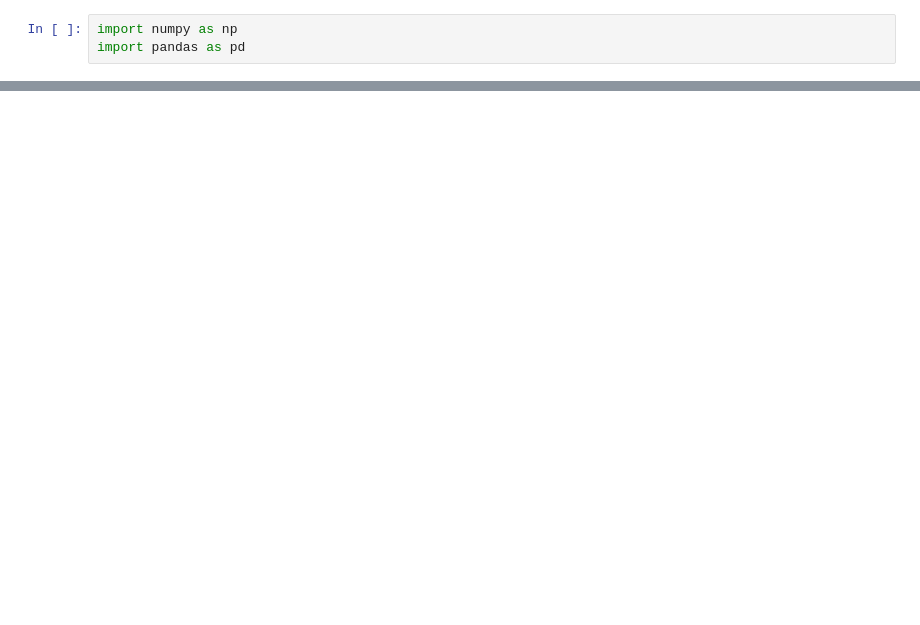
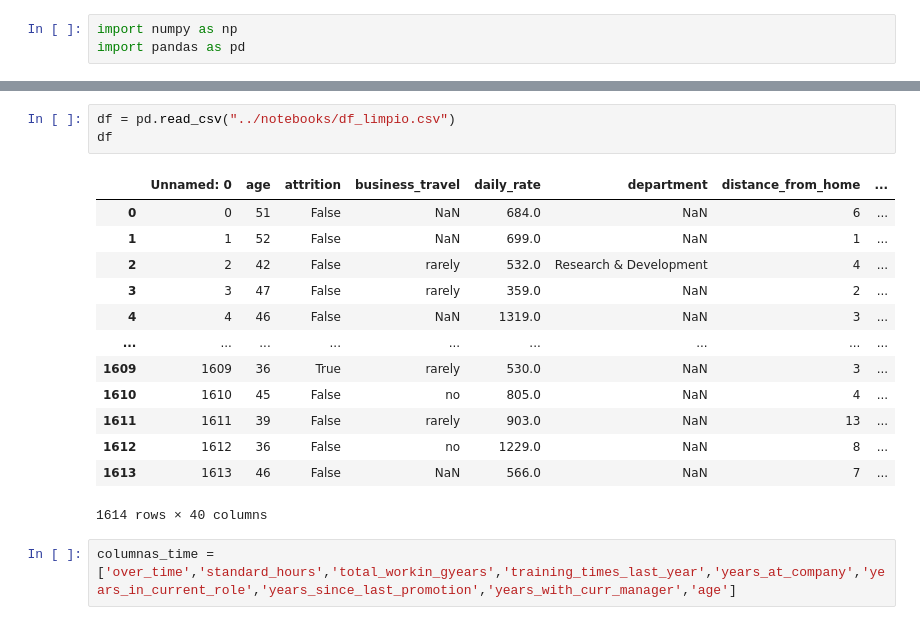
Before and after one commit to icorreald/proyecto-da-promo-G-modulo-3-team-3, a Jupyter notebook: notebooks-trabajo/ines.ipynb, the cells around one changed output, grey strips where cells are left out. Cells and saved outputs as stored; diff of their text form; blank space fills up the shorter version.

```diff
--- a/notebooks-trabajo/ines.ipynb
+++ b/notebooks-trabajo/ines.ipynb
@@ -83,0 +15,19 @@ df.columns = col
+# %%
+df = pd.read_csv("../notebooks/df_limpio.csv")
+df
+# %% [output]
+|  | Unnamed: 0 | age | attrition | business_travel | daily_rate | department | distance_from_home | ... |
+| 0 | 0 | 51 | False | NaN | 684.0 | NaN | 6 | ... |
+| 1 | 1 | 52 | False | NaN | 699.0 | NaN | 1 | ... |
+| 2 | 2 | 42 | False | rarely | 532.0 | Research & Development | 4 | ... |
+| 3 | 3 | 47 | False | rarely | 359.0 | NaN | 2 | ... |
+| 4 | 4 | 46 | False | NaN | 1319.0 | NaN | 3 | ... |
+| ... | ... | ... | ... | ... | ... | ... | ... | ... |
+| 1609 | 1609 | 36 | True | rarely | 530.0 | NaN | 3 | ... |
+| 1610 | 1610 | 45 | False | no | 805.0 | NaN | 4 | ... |
+| 1611 | 1611 | 39 | False | rarely | 903.0 | NaN | 13 | ... |
+| 1612 | 1612 | 36 | False | no | 1229.0 | NaN | 8 | ... |
+| 1613 | 1613 | 46 | False | NaN | 566.0 | NaN | 7 | ... |
+1614 rows × 40 columns
+# %%
+columnas_time = ['over_time','standard_hours','total_workin_gyears','training_times_last_year','years_at_company','years_in_current_role','years_since_last_promotion','years_with_curr_manager','age']
```
Also changed, not shown: parts of 27 cells of this notebook, 1 other file.
